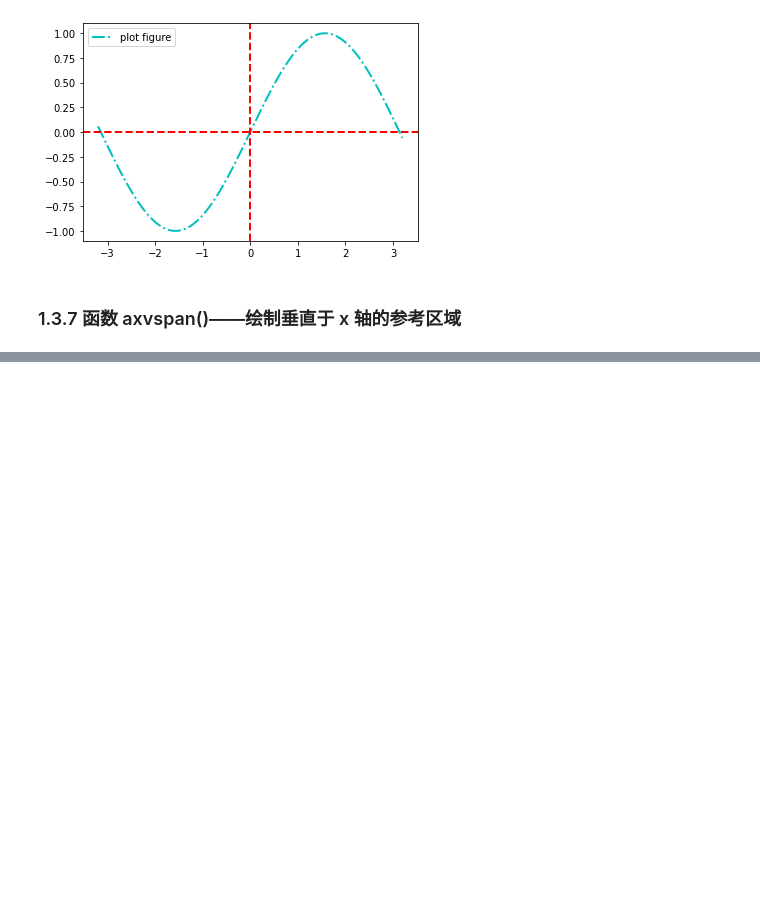
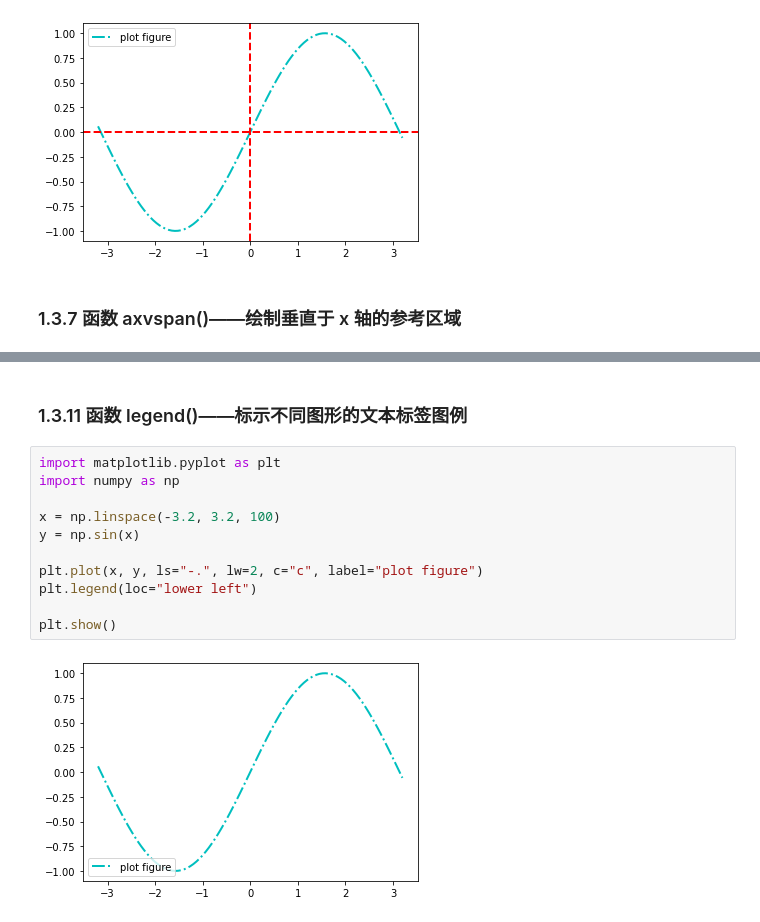
Before and after one commit to Mark-Walen/matplotlib-app, a Jupyter notebook: paragraph-1/matplotlib_01.ipynb, the cells around one changed output, grey strips where cells are left out. Drawn from its saved outputs; the diff is of its cells as text; blank space fills up the shorter version.

```diff
--- a/paragraph-1/matplotlib_01.ipynb
+++ b/paragraph-1/matplotlib_01.ipynb
@@ -159,0 +222,15 @@ plt.show()
+# %% [markdown]
+### 1.3.11 函数 legend()——标示不同图形的文本标签图例
+# %%
+import matplotlib.pyplot as plt
+import numpy as np
+
+x = np.linspace(-3.2, 3.2, 100)
+y = np.sin(x)
+
+plt.plot(x, y, ls="-.", lw=2, c="c", label="plot figure")
+plt.legend(loc="lower left")
+
+plt.show()
+# %% [output]
+[figure, added]
```
Also changed, not shown: parts of 9 cells of this notebook.
